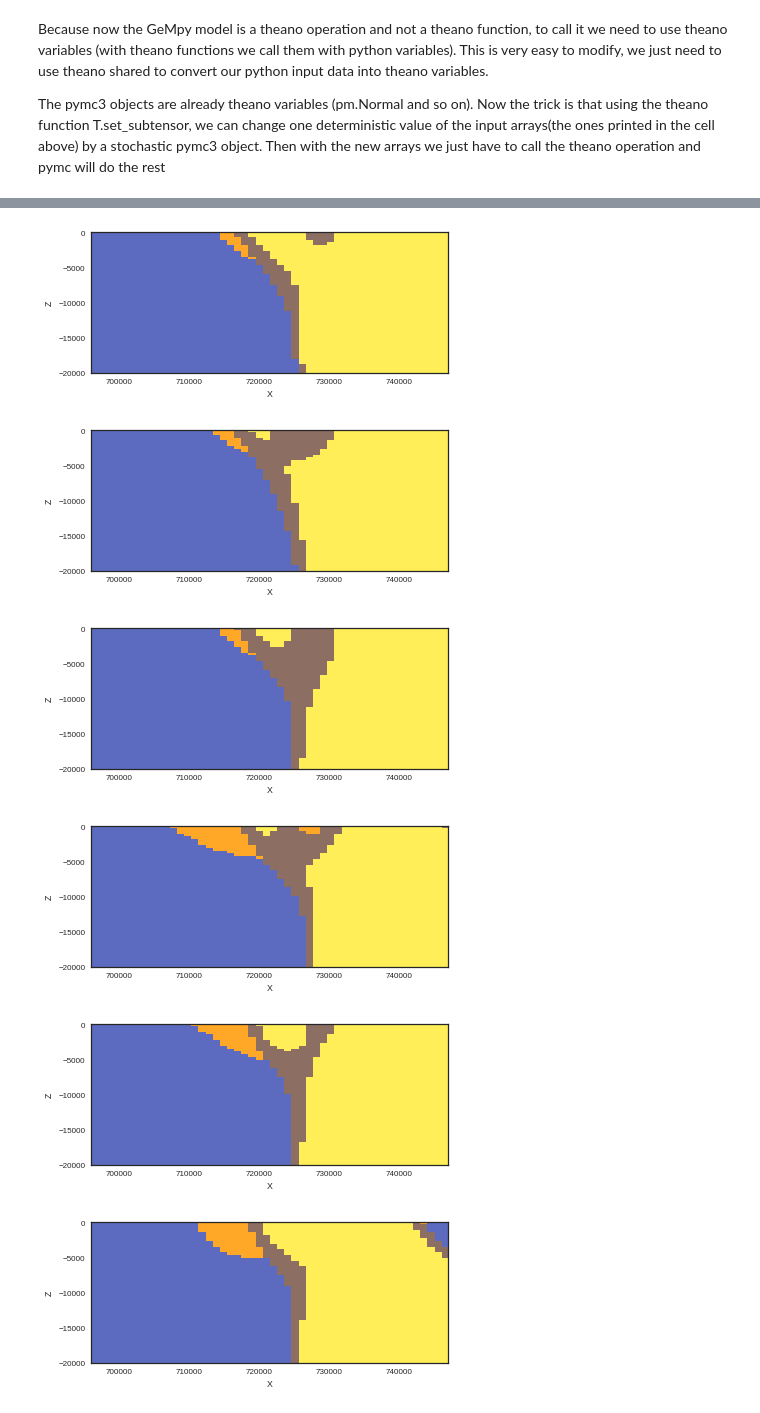
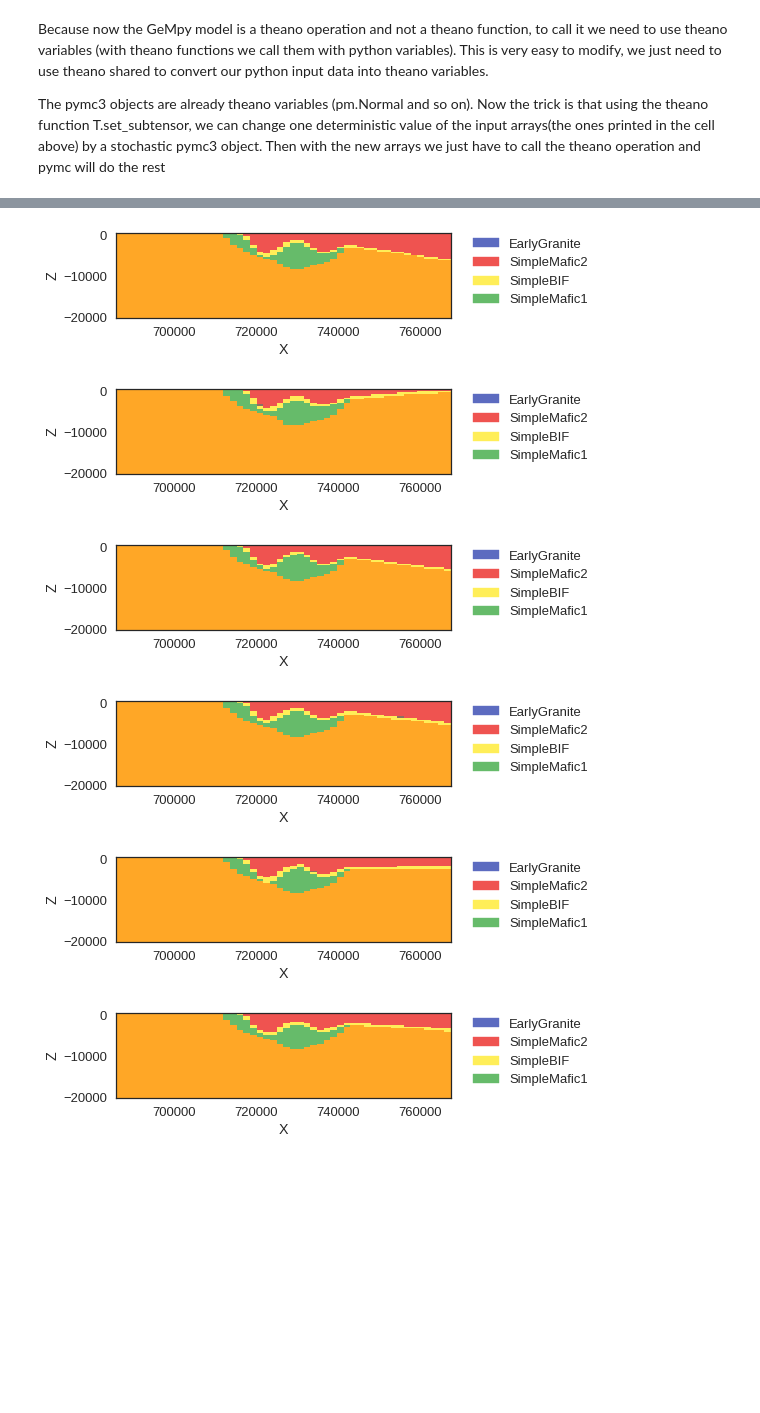
Before and after one commit to gempy-project/gempy, a Jupyter notebook: Tutorial/ch4.ipynb, the cells around one changed output, grey strips where cells are left out. Saved outputs shown, nothing was run; the diff lists cells and outputs as text; code cells hidden in the pictures; blank space fills up the shorter version.

Commit message:
pymc3 gravity running

```diff
--- a/Tutorial/ch4.ipynb
+++ b/Tutorial/ch4.ipynb
@@ -53,5 +57,5 @@ geo_data.foliations.head()
 # input_data_P = interp_data.get_input_data(u_grade=[3, 3])
 # select = interp_data.interpolator.pandas_rest_layer_points['formation'] == 'Reservoir'
 # %%
-interp_data = gp.InterpolatorInput(geo_data, compile_theano=False,
-                                   u_grade=[9,9,9])
+interp_data_grav = gp.InterpolatorInput(geo_data, output='gravity', compile_theano=False,
+                                   u_grade=[3, 3, 3])
@@ -62,0 +62,3 @@ I am here
+# %%
+gp.set_geophysics_obj(interp_data_grav,  [7.050000e+05,747000,6863000,6925000,-20000, 200],
+                                             [50,50], )
@@ -70,5 +91,12 @@ geomodel = theano.OpFromGraph(interp_data.interpolator.tg.input_parameters_list(
                               on_unused_input='ignore',
                             )
+# %%
+import theano
+import theano.tensor as T
+geomodel = theano.OpFromGraph(interp_data_grav.interpolator.tg.input_parameters_list(),
+                              [interp_data_grav.interpolator.tg.compute_forward_gravity(n_faults=0, compute_all=True)],
+                              on_unused_input='ignore',
+                            )
 # %% [markdown]
 Because now the GeMpy model is a theano operation and not a theano function, to call it we need to use theano variables (with theano functions we call them with python variables). This is very easy to modify, we just need to use theano shared to convert our python input data into theano variables.
 
@@ -83,17 +111,22 @@ with model:
     # We create the Stochastic parameters. In this case only the Z position
     # of the interfaces
     Z_rest = pm.Normal('Z_unc_rest',
-       interp_data.interpolator.pandas_rest_layer_points['Z'].as_matrix().astype('float32'),
-       interp_data.interpolator.pandas_rest_layer_points['Z_std'].as_matrix().astype('float32'),
+       interp_data_grav.interpolator.pandas_rest_layer_points['Z'].as_matrix().astype('float32'),
+       interp_data_grav.interpolator.pandas_rest_layer_points['Z_std'].as_matrix().astype('float32'),
                   dtype='float32', shape = (66))
 
-    Z_ref = pm.Normal('Z_unc_ref', interp_data.interpolator.ref_layer_points[:, 2].astype('float32'),
-              interp_data.interpolator.ref_layer_points[:, 2].astype('float32'),
+    Z_ref = pm.Normal('Z_unc_ref', interp_data_grav.interpolator.pandas_ref_layer_points_rep['Z'].astype('float32'),
+              interp_data_grav.interpolator.pandas_ref_layer_points_rep['Z_std'].astype('float32'),
               dtype='float32', shape = (66))
+
+#     Z_unc = pm.Normal('Z_unc', interp_data_grav.geo_data_res.interfaces['Z'].astype('float32'),
+#                       interp_data_grav.geo_data_res.interfaces['Z_std'].astype('float32'), dtype='float32', shape= (70))
+
+#     interp_data_grav.geo_data_res.interfaces['Z'] = Z_unc
 
     # We convert a python variable to theano.shared
     input_sh = []
-    for i in interp_data.get_input_data():
+    for i in interp_data_grav.get_input_data():
         input_sh.append(theano.shared(i))
 
     # We add the stochastic value to the correspondant array. rest array is
@@ -142,13 +164,13 @@ Reciprocal condition number: 3.935079107009187e-08
 # %%
 import matplotlib.pyplot as plt
 for i in range(100):
-    gp.plot_section(geo_data, trace.get_values('GemPy')[i][-1, 0, :], 13,
+    gp.plot_section(geo_data, trace.get_values('GemPy')[i][0, :], 18,
                        direction='y', plot_data=False)
     plt.show()
 # %% [output]
-[figure, old version]
+[figure, new version]
-[figure, old version]
+[figure, new version]
-[figure, old version]
+[figure, new version]
-[figure, old version]
+[figure, new version]
-[figure, old version]
+[figure, new version]
-[figure, old version]
+[figure, new version]
```
Also changed, not shown: parts of 15 cells of this notebook, 4 other files.
